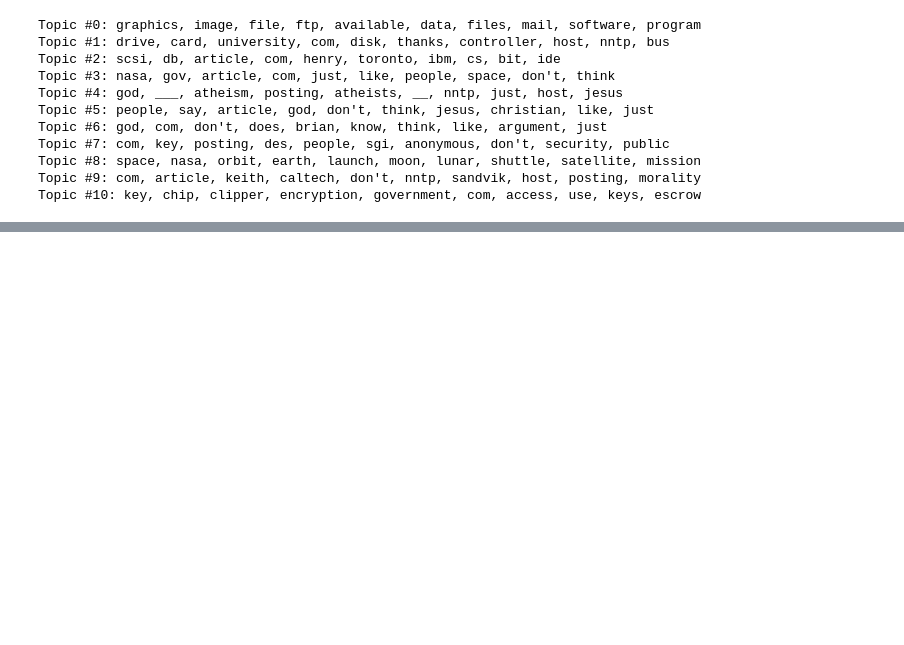
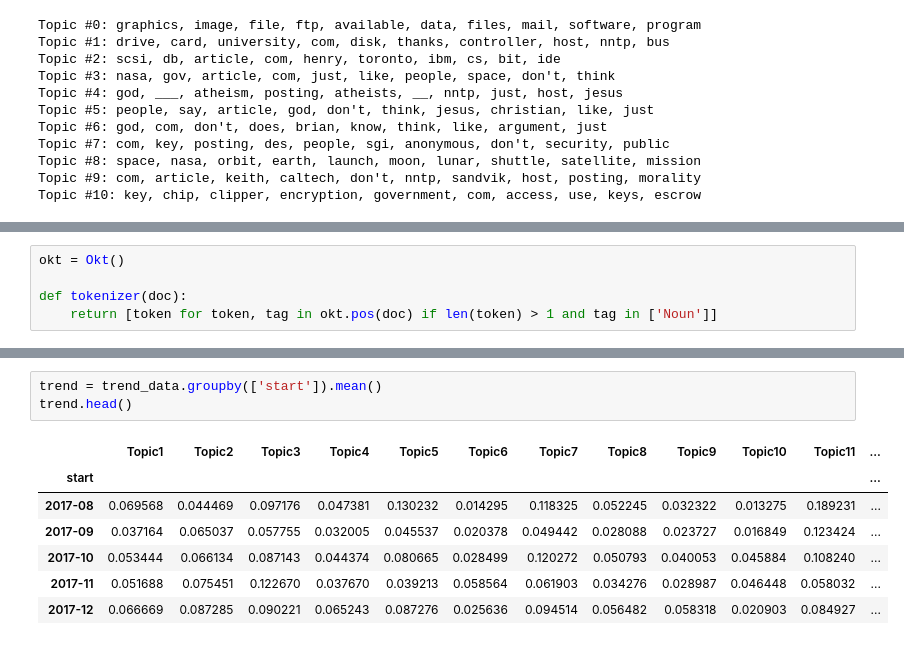
Before and after one commit to minstrel1149/python_text_mining, a Jupyter notebook: Ch.07_topic_modeling_2.ipynb, the cells around one changed output, grey strips where cells are left out. Cells and saved outputs as stored; diff of their text form; blank space fills up the shorter version.

```diff
--- a/Ch.07_topic_modeling_2.ipynb
+++ b/Ch.07_topic_modeling_2.ipynb
@@ -130,0 +176,5 @@ Topic #10: key, chip, clipper, encryption, government, com, access, use, keys, e
+# %%
+okt = Okt()
+
+def tokenizer(doc):
+    return [token for token, tag in okt.pos(doc) if len(token) > 1 and tag in ['Noun']]
@@ -130,0 +219,11 @@ Topic #10: key, chip, clipper, encryption, government, com, access, use, keys, e
+# %%
+trend = trend_data.groupby(['start']).mean()
+trend.head()
+# %% [output]
+|  | Topic1 | Topic2 | Topic3 | Topic4 | Topic5 | Topic6 | Topic7 | Topic8 | Topic9 | Topic10 | Topic11 | ... |
+| start |  |  |  |  |  |  |  |  |  |  |  | ... |
+| 2017-08 | 0.069568 | 0.044469 | 0.097176 | 0.047381 | 0.130232 | 0.014295 | 0.118325 | 0.052245 | 0.032322 | 0.013275 | 0.189231 | ... |
+| 2017-09 | 0.037164 | 0.065037 | 0.057755 | 0.032005 | 0.045537 | 0.020378 | 0.049442 | 0.028088 | 0.023727 | 0.016849 | 0.123424 | ... |
+| 2017-10 | 0.053444 | 0.066134 | 0.087143 | 0.044374 | 0.080665 | 0.028499 | 0.120272 | 0.050793 | 0.040053 | 0.045884 | 0.108240 | ... |
+| 2017-11 | 0.051688 | 0.075451 | 0.122670 | 0.037670 | 0.039213 | 0.058564 | 0.061903 | 0.034276 | 0.028987 | 0.046448 | 0.058032 | ... |
+| 2017-12 | 0.066669 | 0.087285 | 0.090221 | 0.065243 | 0.087276 | 0.025636 | 0.094514 | 0.056482 | 0.058318 | 0.020903 | 0.084927 | ... |
```
Also changed, not shown: parts of 11 cells of this notebook.
